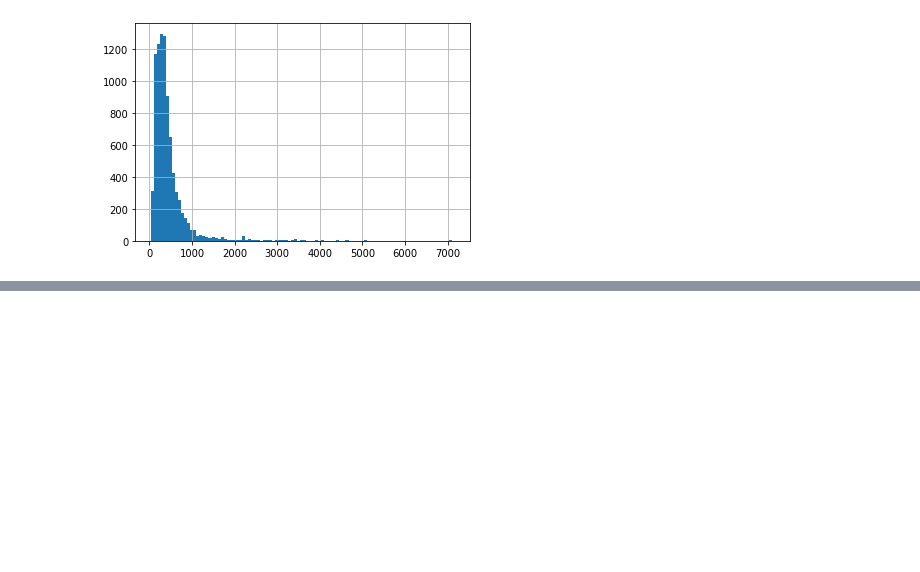
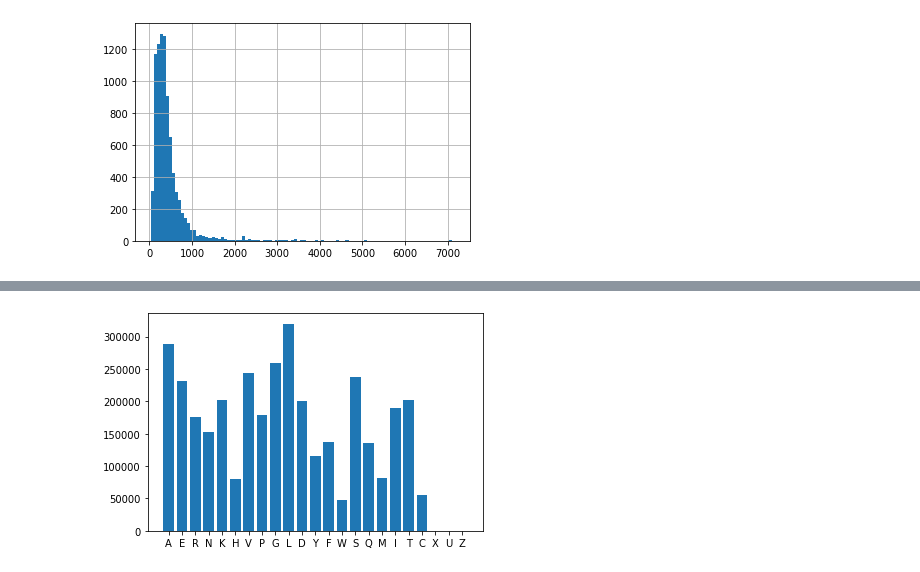
Before and after one commit to peake-s/data_science_final, a Jupyter notebook: exploration/exploratory_nb.ipynb, the cells around one changed output, grey strips where cells are left out. Cells and saved outputs as stored; diff of their text form; code cells hidden in the pictures; blank space fills up the shorter version.

```diff
--- a/exploration/exploratory_nb.ipynb
+++ b/exploration/exploratory_nb.ipynb
@@ -80,0 +97,7 @@ sns.stripplot(x = data['type'], y = data['3_letters'], data = data)
+# %%
+nondna_freqs = nondna['protein_seq'].apply(Counter)
+nondna_freqs = nondna_freqs.sum()
+plt.bar(list(nondna_freqs.keys()),nondna_freqs.values())
+plt.show()
+# %% [output]
+[figure, added]
```
Also changed, not shown: parts of 7 cells of this notebook.
